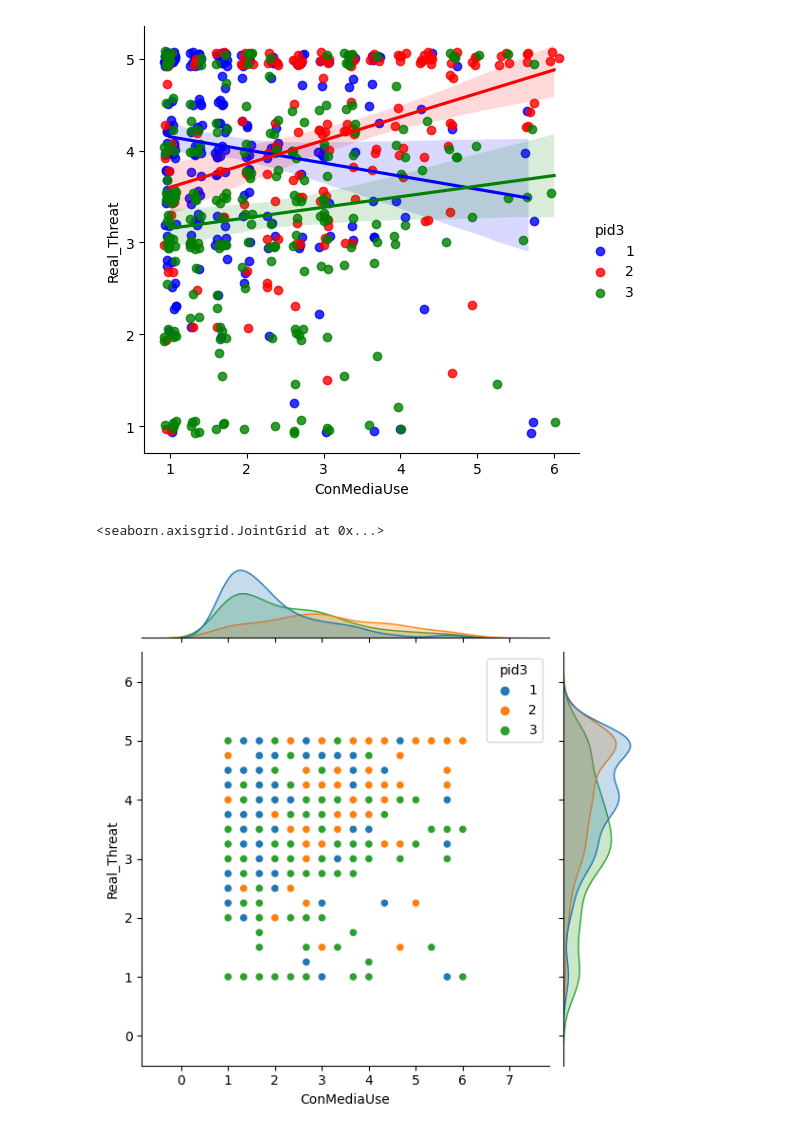
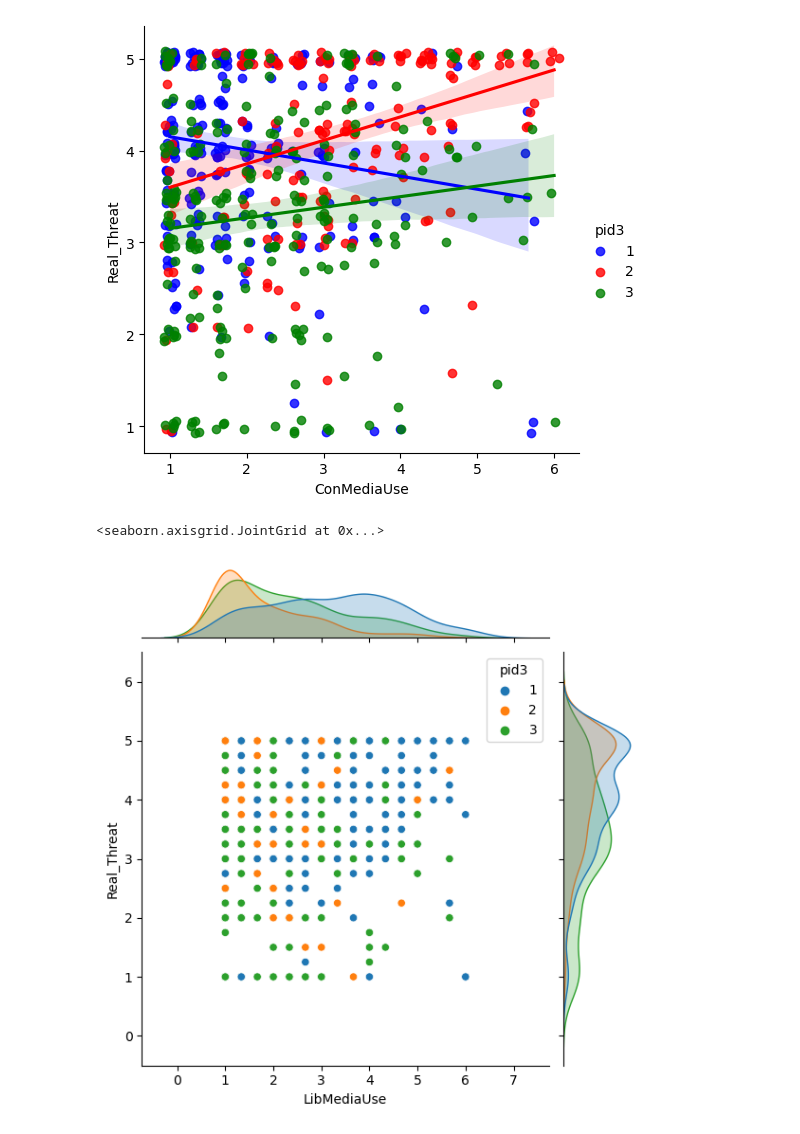
Before and after one commit to dataesilva/Interactive-DataSP23, a Jupyter notebook: plotting-regression-output.ipynb, the cells around one changed output. Saved outputs shown, nothing was run; the diff lists cells and outputs as text; code cells hidden in the pictures.

```diff
--- a/plotting-regression-output.ipynb
+++ b/plotting-regression-output.ipynb
@@ -86,7 +86,7 @@ sns.lmplot(data = cces, y = 'Real_Threat', x = 'ConMediaUse', x_jitter = .08, y_
 <seaborn.axisgrid.FacetGrid at 0x...>
 [figure]
 # %%
-sns.jointplot(data = cces, y = 'Real_Threat', x = 'ConMediaUse', hue = 'pid3')
+sns.jointplot(data = cces, y = 'Real_Threat', x = 'LibMediaUse', hue = 'pid3')
 # %% [output]
 <seaborn.axisgrid.JointGrid at 0x...>
-[figure, old version]
+[figure, new version]
```
Also changed, not shown: parts of 2 cells of this notebook.
